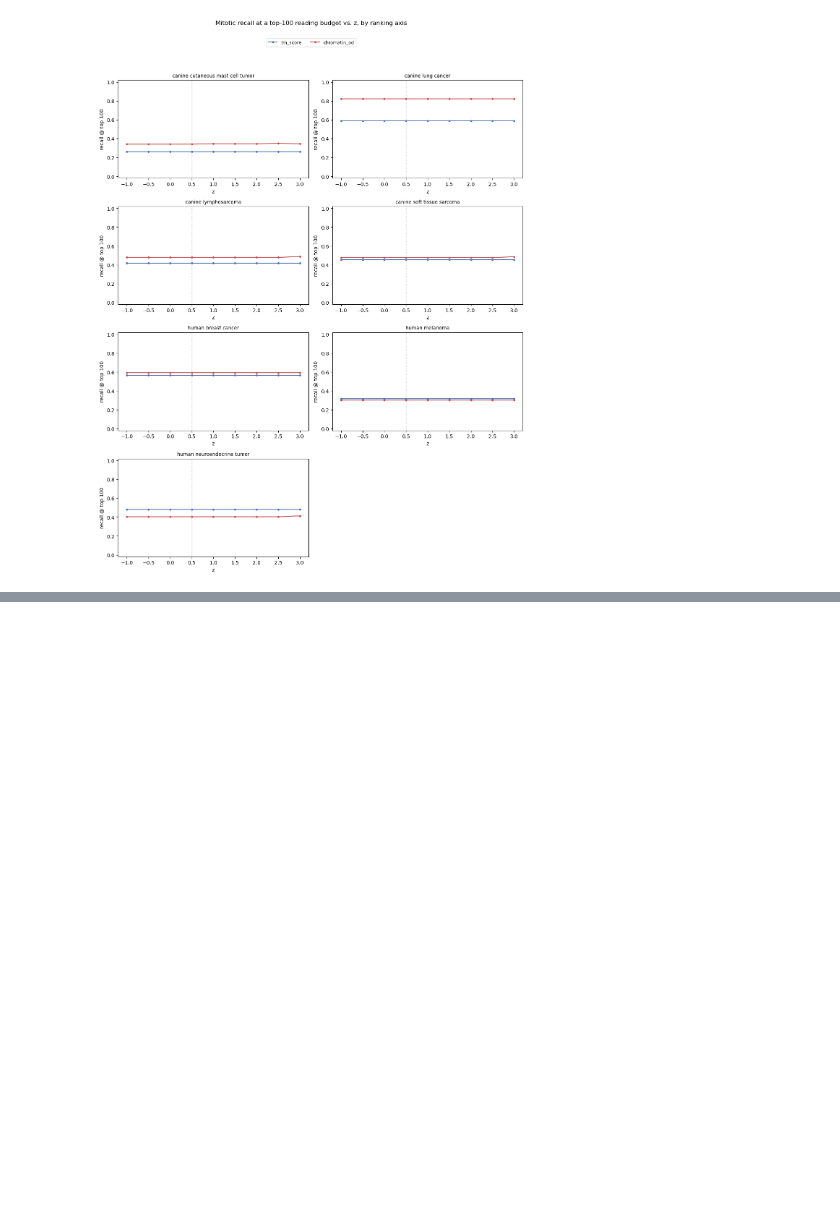
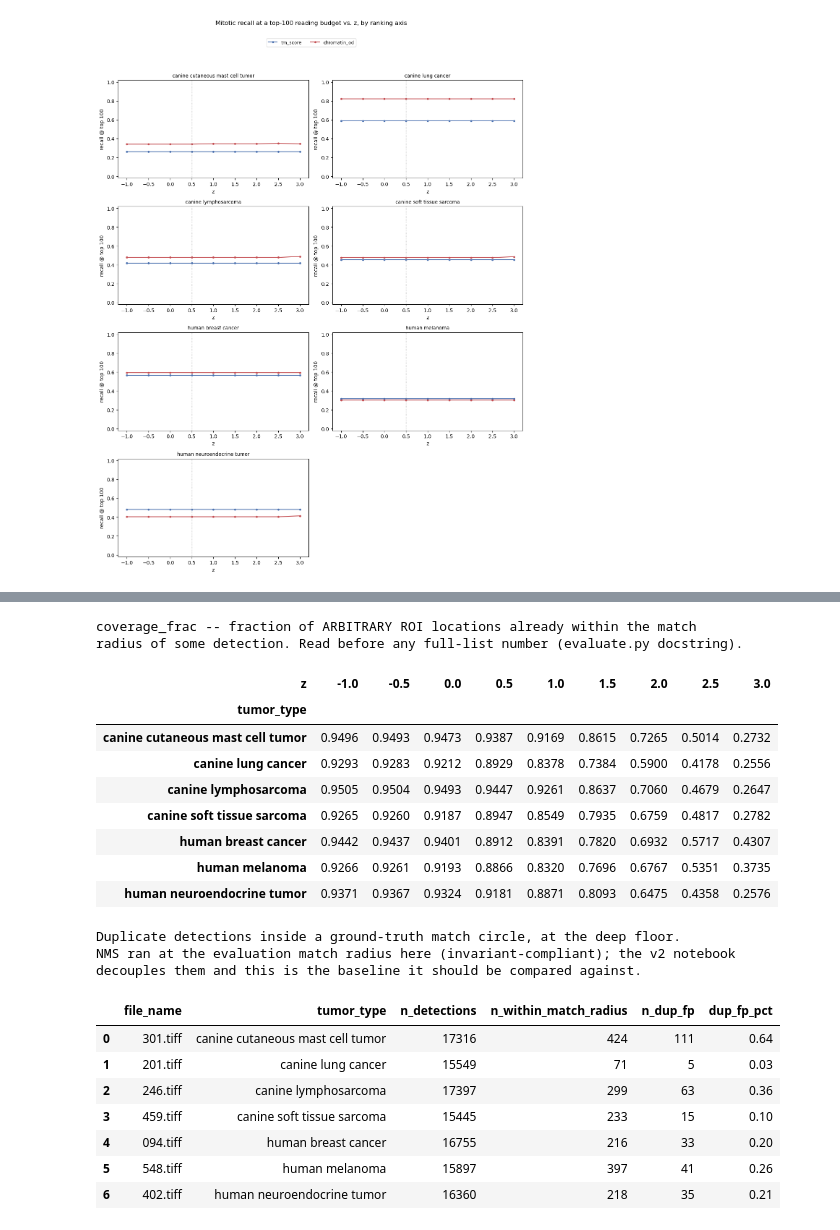
Before and after one commit to mohini-anand/MIDOGpp_forked, a Jupyter notebook: tm_threshold_axis_sweep.ipynb, the cells around one changed output, grey strips where cells are left out. Cells and saved outputs as stored; diff of their text form; code cells hidden in the pictures; blank space fills up the shorter version.

```diff
--- a/tm_threshold_axis_sweep.ipynb
+++ b/tm_threshold_axis_sweep.ipynb
@@ -473 +595,36 @@ summary_table[(summary_table['budget'] == 100)].pivot(
+# %%
+cov = (results[results['arm'] == 'tm_score']
+       .drop_duplicates(['file_name', 'z'])
+       .pivot(index='tumor_type', columns='z', values='coverage_frac'))
+print('coverage_frac -- fraction of ARBITRARY ROI locations already within the match')
+print('radius of some detection. Read before any full-list number (evaluate.py docstring).')
+display(cov.round(4))
+
+print('\nDuplicate detections inside a ground-truth match circle, at the deep floor.')
+print('NMS ran at the evaluation match radius here (invariant-compliant); the v2 notebook')
+print('decouples them and this is the baseline it should be compared against.')
+display(diag_df.assign(dup_fp_pct=(100 * diag_df['n_dup_fp'] / diag_df['n_detections']).round(2)))
+# %% [output]
+coverage_frac -- fraction of ARBITRARY ROI locations already within the match
+radius of some detection. Read before any full-list number (evaluate.py docstring).
+| z | -1.0 | -0.5 | 0.0 | 0.5 | 1.0 | 1.5 | 2.0 | 2.5 | 3.0 |
+| tumor_type |  |  |  |  |  |  |  |  |  |
+| canine cutaneous mast cell tumor | 0.9496 | 0.9493 | 0.9473 | 0.9387 | 0.9169 | 0.8615 | 0.7265 | 0.5014 | 0.2732 |
+| canine lung cancer | 0.9293 | 0.9283 | 0.9212 | 0.8929 | 0.8378 | 0.7384 | 0.5900 | 0.4178 | 0.2556 |
+| canine lymphosarcoma | 0.9505 | 0.9504 | 0.9493 | 0.9447 | 0.9261 | 0.8637 | 0.7060 | 0.4679 | 0.2647 |
+| canine soft tissue sarcoma | 0.9265 | 0.9260 | 0.9187 | 0.8947 | 0.8549 | 0.7935 | 0.6759 | 0.4817 | 0.2782 |
+| human breast cancer | 0.9442 | 0.9437 | 0.9401 | 0.8912 | 0.8391 | 0.7820 | 0.6932 | 0.5717 | 0.4307 |
+| human melanoma | 0.9266 | 0.9261 | 0.9193 | 0.8866 | 0.8320 | 0.7696 | 0.6767 | 0.5351 | 0.3735 |
+| human neuroendocrine tumor | 0.9371 | 0.9367 | 0.9324 | 0.9181 | 0.8871 | 0.8093 | 0.6475 | 0.4358 | 0.2576 |
+Duplicate detections inside a ground-truth match circle, at the deep floor.
+NMS ran at the evaluation match radius here (invariant-compliant); the v2 notebook
+decouples them and this is the baseline it should be compared against.
+|  | file_name | tumor_type | n_detections | n_within_match_radius | n_dup_fp | dup_fp_pct |
+| 0 | 301.tiff | canine cutaneous mast cell tumor | 17316 | 424 | 111 | 0.64 |
+| 1 | 201.tiff | canine lung cancer | 15549 | 71 | 5 | 0.03 |
+| 2 | 246.tiff | canine lymphosarcoma | 17397 | 299 | 63 | 0.36 |
+| 3 | 459.tiff | canine soft tissue sarcoma | 15445 | 233 | 15 | 0.10 |
+| 4 | 094.tiff | human breast cancer | 16755 | 216 | 33 | 0.20 |
+| 5 | 548.tiff | human melanoma | 15897 | 397 | 41 | 0.26 |
+| 6 | 402.tiff | human neuroendocrine tumor | 16360 | 218 | 35 | 0.21 |
 # %% [markdown]
```
Also changed, not shown: parts of 13 cells of this notebook.
